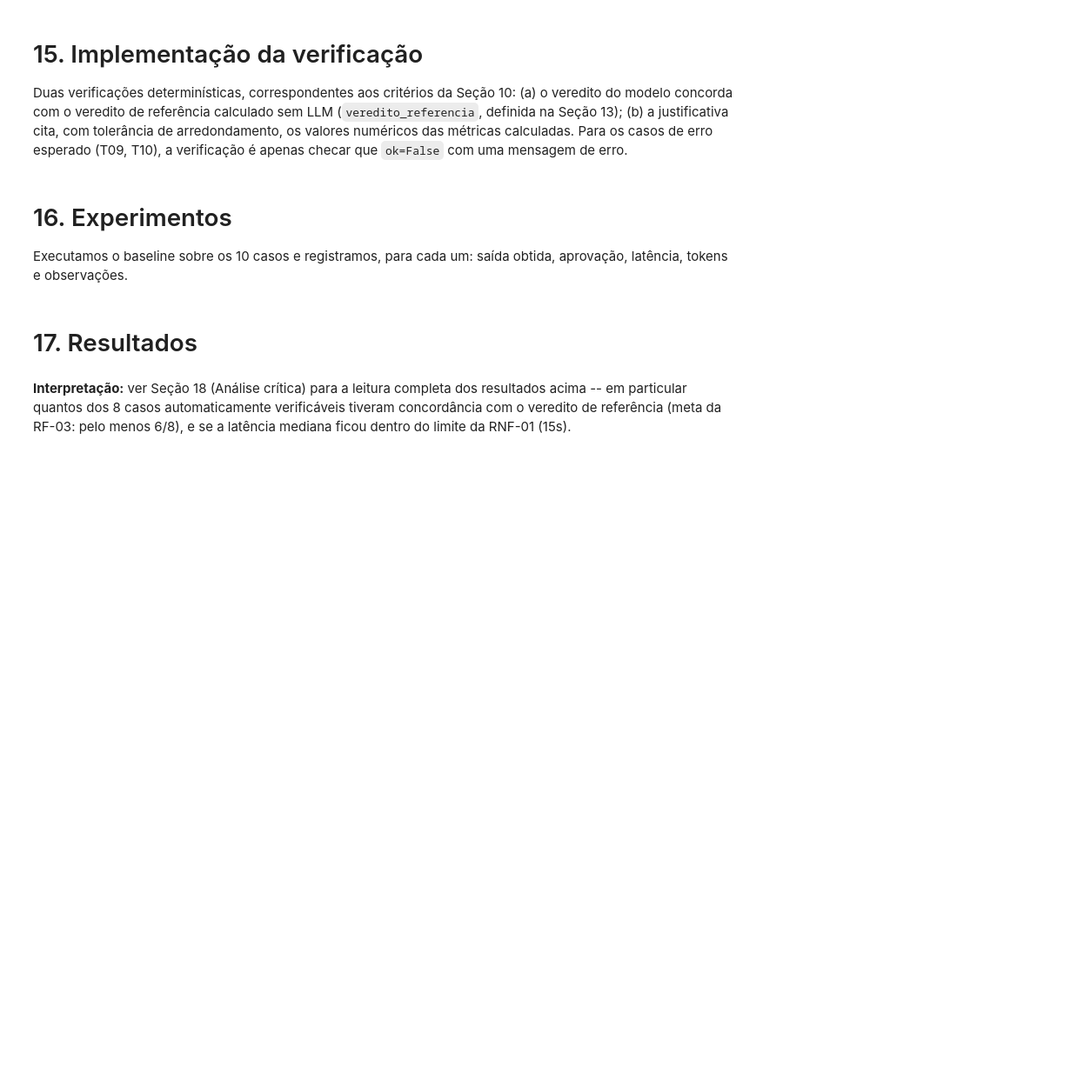
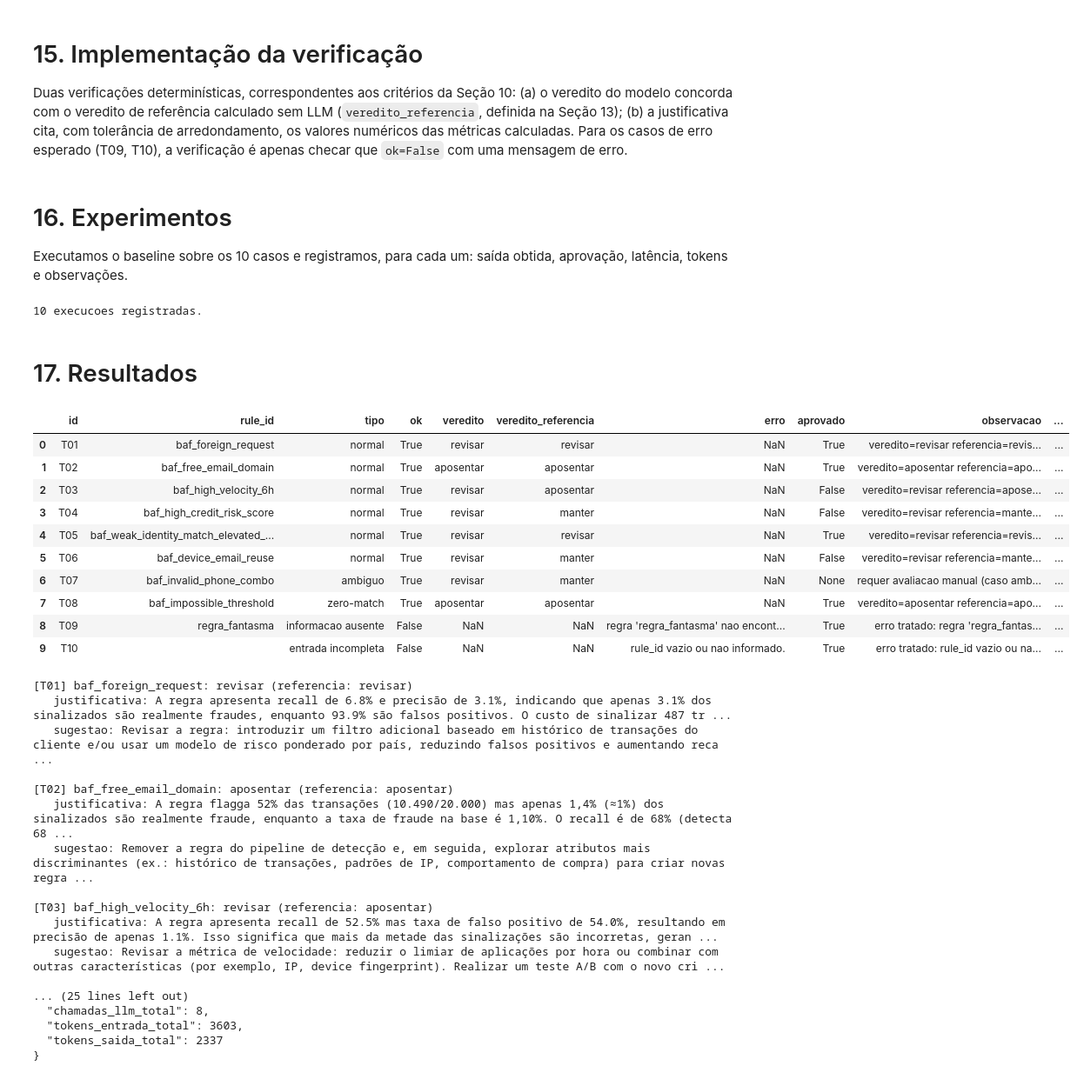
Before and after one commit to bronzattivinicius/riskops, a Jupyter notebook: E1_Ferreira_Bronzatti.ipynb, the cells around one changed output. Shown at 87% size. Drawn from its saved outputs; the diff is of its cells as text; code cells hidden in the pictures; blank space fills up the shorter version.

```diff
--- a/E1_Ferreira_Bronzatti.ipynb
+++ b/E1_Ferreira_Bronzatti.ipynb
@@ -199,7 +229,7 @@ print("Chave carregada via:", origem)
 # %%
 from langchain_groq import ChatGroq
 
-MODEL_NAME = "llama-3.3-70b-versatile"
+MODEL_NAME = "openai/gpt-oss-20b"
 TEMPERATURE = 0
 PROMPT_VERSAO = "v1"
 
@@ -440,6 +489,8 @@ for caso in test_cases:
         "ok": resultado["ok"],
         "veredito": resultado.get("veredito"),
         "veredito_referencia": resultado.get("veredito_referencia"),
+        "justificativa": resultado.get("justificativa"),
+        "sugestao": resultado.get("sugestao"),
         "erro": resultado.get("erro"),
         "aprovado": aprovado,
         "observacao": observacao,
@@ -450,32 +501,66 @@ for caso in test_cases:
     })
 
 print(len(registros), "execucoes registradas.")
+# %% [output]
+10 execucoes registradas.
 # %% [markdown]
 # 17. Resultados
 # %%
 import json
 
 import pandas as pd
 
 df_resultados = pd.DataFrame(registros)
-display(df_resultados)
+display(df_resultados.drop(columns=["justificativa", "sugestao"]))
+
+print()
+for r in registros:
+    if r["ok"]:
+        print(f"[{r['id']}] {r['rule_id']}: {r['veredito']} (referencia: {r['veredito_referencia']})")
+        print(f"   justificativa: {r['justificativa']}")
+        print(f"   sugestao: {r['sugestao']}")
+        print()
 
 casos_auto = df_resultados[df_resultados["aprovado"].notna()]
 RESUMO = {
     "taxa_aprovacao_casos_automaticos": round(casos_auto["aprovado"].mean(), 3) if len(casos_auto) else None,
     "casos_automaticos": int(len(casos_auto)),
     "casos_manuais": int(df_resultados["aprovado"].isna().sum()),
     "latencia_mediana_s": round(df_resultados["latencia_s"].median(), 2),
     "chamadas_llm_total": int(df_resultados["chamadas_llm"].sum()),
     "tokens_entrada_total": int(df_resultados["tokens_entrada"].dropna().sum()),
     "tokens_saida_total": int(df_resultados["tokens_saida"].dropna().sum()),
 }
 print(json.dumps(RESUMO, indent=2, ensure_ascii=False))
 
 with open("baseline_v1_resultados.json", "w", encoding="utf-8") as f:
     json.dump({"run_info": RUN_INFO, "resumo": RESUMO, "registros": registros}, f, indent=2, ensure_ascii=False, default=str)
+# %% [output]
+|  | id | rule_id | tipo | ok | veredito | veredito_referencia | erro | aprovado | observacao | ... |
+| 0 | T01 | baf_foreign_request | normal | True | revisar | revisar | NaN | True | veredito=revisar referencia=revis... | ... |
+| 1 | T02 | baf_free_email_domain | normal | True | aposentar | aposentar | NaN | True | veredito=aposentar referencia=apo... | ... |
+| 2 | T03 | baf_high_velocity_6h | normal | True | revisar | aposentar | NaN | False | veredito=revisar referencia=apose... | ... |
+| 3 | T04 | baf_high_credit_risk_score | normal | True | revisar | manter | NaN | False | veredito=revisar referencia=mante... | ... |
+| 4 | T05 | baf_weak_identity_match_elevated_... | normal | True | revisar | revisar | NaN | True | veredito=revisar referencia=revis... | ... |
+| 5 | T06 | baf_device_email_reuse | normal | True | revisar | manter | NaN | False | veredito=revisar referencia=mante... | ... |
+| 6 | T07 | baf_invalid_phone_combo | ambiguo | True | revisar | manter | NaN | None | requer avaliacao manual (caso amb... | ... |
+| 7 | T08 | baf_impossible_threshold | zero-match | True | aposentar | aposentar | NaN | True | veredito=aposentar referencia=apo... | ... |
+| 8 | T09 | regra_fantasma | informacao ausente | False | NaN | NaN | regra 'regra_fantasma' nao encont... | True | erro tratado: regra 'regra_fantas... | ... |
+| 9 | T10 |  | entrada incompleta | False | NaN | NaN | rule_id vazio ou nao informado. | True | erro tratado: rule_id vazio ou na... | ... |
+[T01] baf_foreign_request: revisar (referencia: revisar)
+   justificativa: A regra apresenta recall de 6.8% e precisão de 3.1%, indicando que apenas 3.1% dos sinalizados são realmente fraudes, enquanto 93.9% são falsos positivos. O custo de sinalizar 487 tr ...
+   sugestao: Revisar a regra: introduzir um filtro adicional baseado em histórico de transações do cliente e/ou usar um modelo de risco ponderado por país, reduzindo falsos positivos e aumentando reca ...
+
+[T02] baf_free_email_domain: aposentar (referencia: aposentar)
+   justificativa: A regra flagga 52% das transações (10.490/20.000) mas apenas 1,4% (≈1%) dos sinalizados são realmente fraude, enquanto a taxa de fraude na base é 1,10%. O recall é de 68% (detecta 68 ...
+   sugestao: Remover a regra do pipeline de detecção e, em seguida, explorar atributos mais discriminantes (ex.: histórico de transações, padrões de IP, comportamento de compra) para criar novas regra ...
+
+[T03] baf_high_velocity_6h: revisar (referencia: aposentar)
+   justificativa: A regra apresenta recall de 52.5% mas taxa de falso positivo de 54.0%, resultando em precisão de apenas 1.1%. Isso significa que mais da metade das sinalizações são incorretas, geran ...
+   sugestao: Revisar a métrica de velocidade: reduzir o limiar de aplicações por hora ou combinar com outras características (por exemplo, IP, device fingerprint). Realizar um teste A/B com o novo cri ...
+
+... (25 lines left out)
+  "chamadas_llm_total": 8,
+  "tokens_entrada_total": 3603,
+  "tokens_saida_total": 2337
+}
-# %% [markdown]
-**Interpretação:** ver Seção 18 (Análise crítica) para a leitura completa dos resultados
-acima -- em particular quantos dos 8 casos automaticamente verificáveis tiveram concordância
-com o veredito de referência (meta da RF-03: pelo menos 6/8), e se a latência mediana ficou
-dentro do limite da RNF-01 (15s).
```
Also changed, not shown: parts of 14 cells of this notebook, 2 other files.
